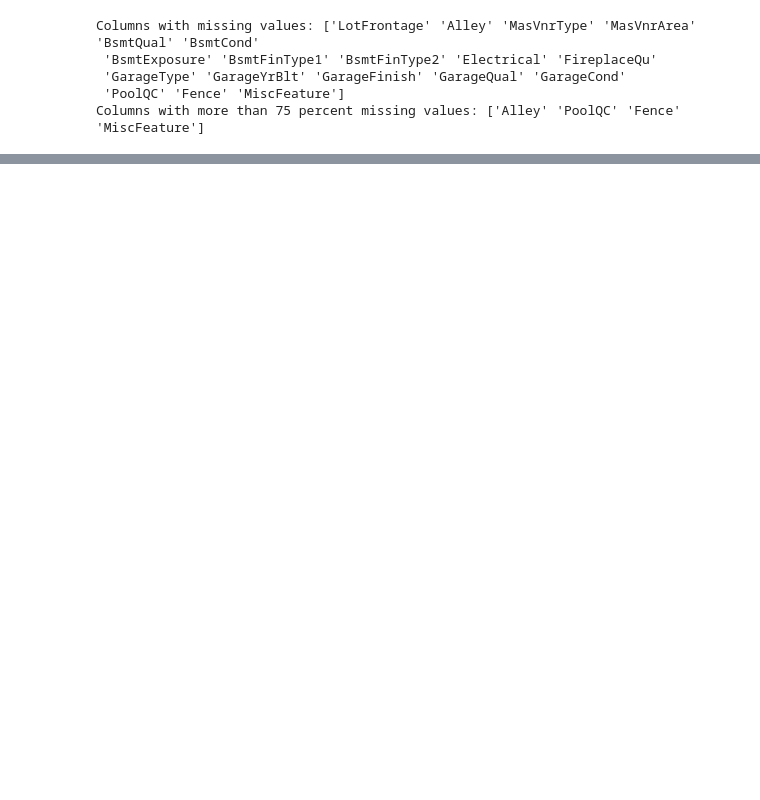
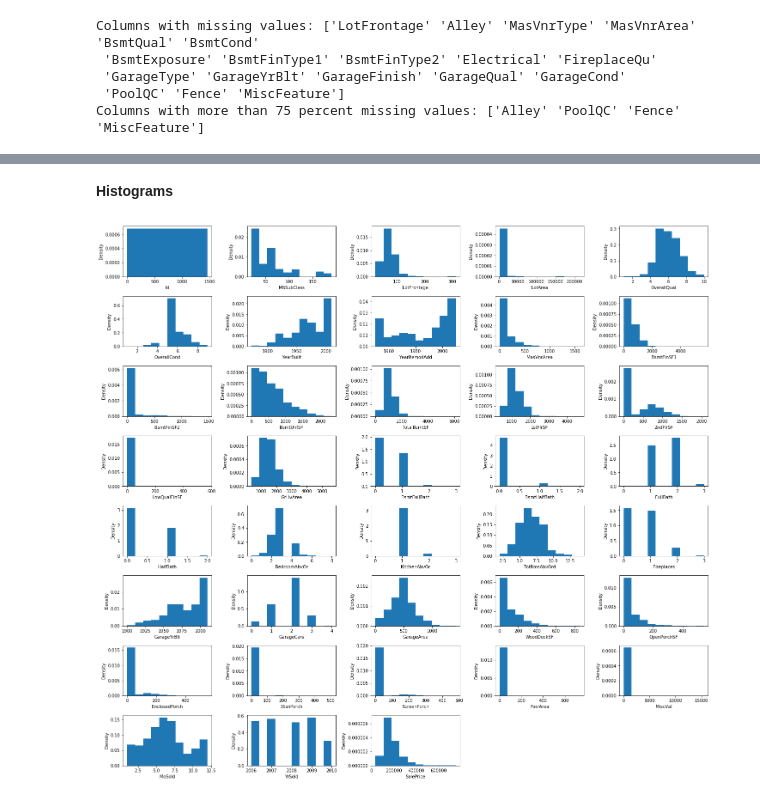
Before and after one commit to dpgochev/housing-market-predictions, a Jupyter notebook: src/data analysis.ipynb, the cells around one changed output, grey strips where cells are left out. Cells and saved outputs as stored; diff of their text form; code cells hidden in the pictures; blank space fills up the shorter version.

```diff
--- a/src/data analysis.ipynb
+++ b/src/data analysis.ipynb
@@ -33,0 +7,3 @@ print(len(y_train))
+# %%
+df_train=pd.read_csv('../input/train.csv')
+df_train.head()
@@ -34,17 +20,13 @@ print(len(y_train))
 # %%
-missing_val_count_by_column = (X_train.isnull().sum(axis=0))
-# print(missing_val_count_by_column['Fence'])
+missing_val_count_by_column = (df_train.isnull().sum(axis=0))
 
 cols_with_missing_values=np.array(missing_val_count_by_column[missing_val_count_by_column > 0].index)
 print('Columns with missing values: {}'.format((cols_with_missing_values)))
 
-cols_with_missing_more_than_75_percent =np.array(missing_val_count_by_column[missing_val_count_by_column > len(X_train.index)*(3/4)].index)
+cols_with_missing_more_than_75_percent =np.array(missing_val_count_by_column[missing_val_count_by_column > len(df_train.index)*(3/4)].index)
 print('Columns with more than 75 percent missing values: {}'.format((cols_with_missing_more_than_75_percent)))
 
-X_train=X_train.drop(cols_with_missing_more_than_75_percent,axis=1)
-X_valid=X_valid.drop(cols_with_missing_more_than_75_percent,axis=1)
-
-remaining_cols=np.setdiff1d(cols_with_missing_values,cols_with_missing_more_than_75_percent)
+df_train=df_train.drop(cols_with_missing_more_than_75_percent,axis=1)
 # %% [output]
 Columns with missing values: ['LotFrontage' 'Alley' 'MasVnrType' 'MasVnrArea' 'BsmtQual' 'BsmtCond'
  'BsmtExposure' 'BsmtFinType1' 'BsmtFinType2' 'Electrical' 'FireplaceQu'
@@ -196,0 +45,7 @@ sub_df.to_csv('../output/xgboost_submission.csv',index=False)
+# %%
+num_columns=df_train.select_dtypes(exclude=['object']).columns
+cat_columns=df_train.select_dtypes(include=['object']).columns
+
+print(num_columns)
+print(cat_columns)
+print(len(num_columns))
@@ -196,0 +72,16 @@ sub_df.to_csv('../output/xgboost_submission.csv',index=False)
+# %% [markdown]
+**Histograms**
+# %%
+fig = plt.figure(figsize=(20,20))
+i=1
+for col in num_columns:
+    sub=fig.add_subplot(9,5,i)
+    i+=1
+    sub.hist(df_train[col].dropna(),density=True)
+    sub.set_xlabel(col)
+    sub.set_ylabel('Density')
+fig.tight_layout()
+plt.show()
+plt.close()
+# %% [output]
+[figure, added]
```
Also changed, not shown: parts of 26 cells of this notebook, 1 other file.
